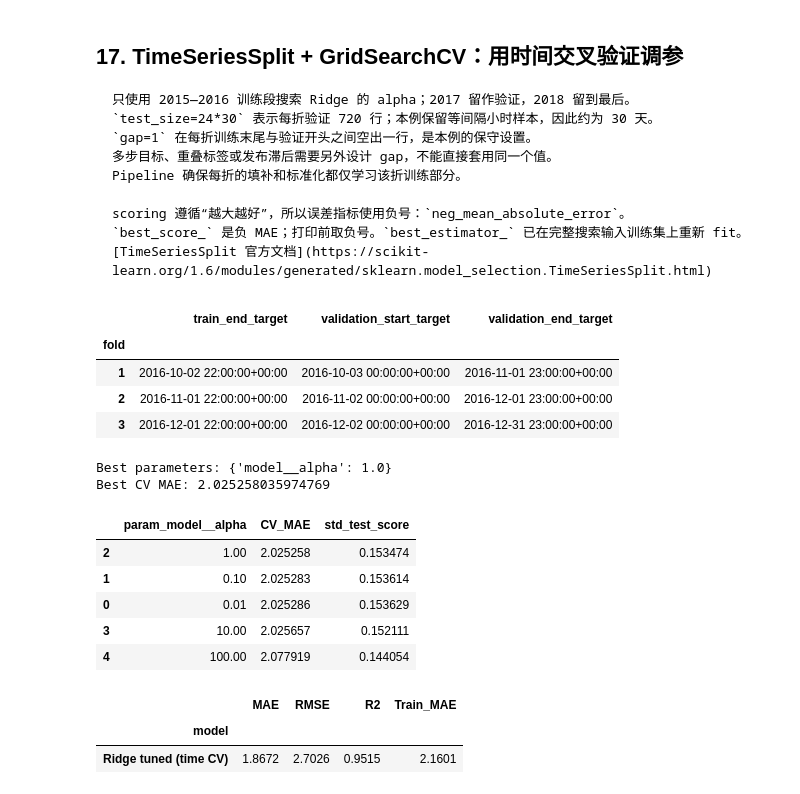
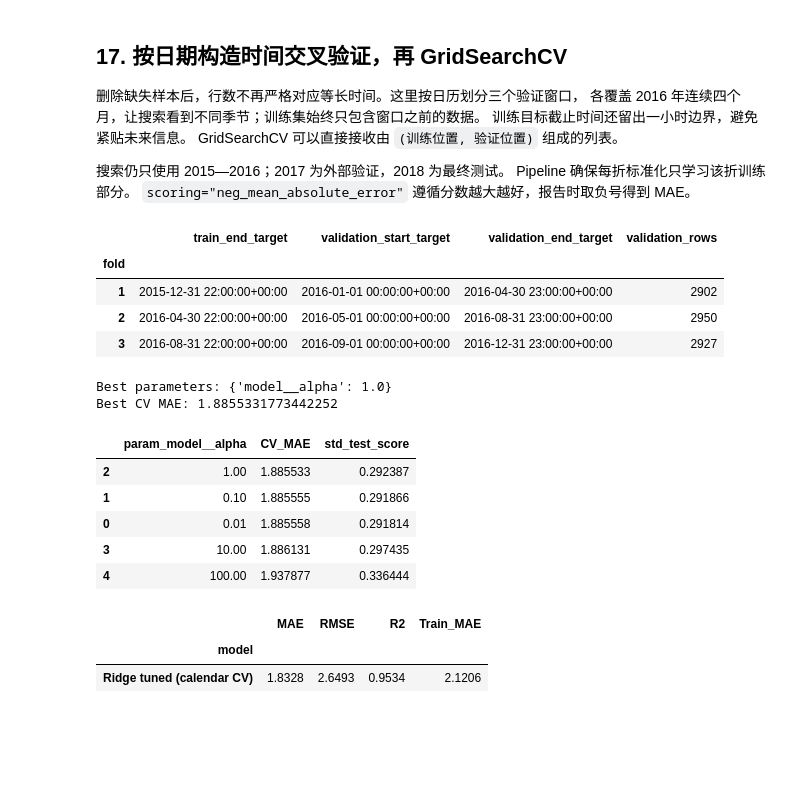
Before and after one commit to str311/pandas-and-plot-doc, a Jupyter notebook: sklearn_time_series_guide.ipynb, the cells around one changed output. Drawn from its saved outputs; the diff is of its cells as text; code cells hidden in the pictures; blank space fills up the shorter version.

```diff
--- a/sklearn_time_series_guide.ipynb
+++ b/sklearn_time_series_guide.ipynb
@@ -569,16 +727,13 @@ display(pd.DataFrame(sgd_rows).set_index("training_loss").round(4))
 # %%
 quantile_level = 0.9
-quantile_model = tree_pipeline(HistGradientBoostingRegressor(
-    loss="quantile", quantile=quantile_level,
-    max_iter=80, learning_rate=0.08,
-    max_leaf_nodes=15, min_samples_leaf=30,
-    early_stopping=False, random_state=42,
+quantile_model = tree_pipeline(GradientBoostingRegressor(
+    loss="quantile", alpha=quantile_level,
+    n_estimators=80, learning_rate=0.08,
+    max_depth=2, min_samples_leaf=30,
+    n_iter_no_change=None, random_state=42,
 ))
 quantile_model.fit(X_train, y_train)
 quantile_prediction = quantile_model.predict(X_val)
 print("Pinball loss:", mean_pinball_loss(y_val, quantile_prediction, alpha=quantile_level))
 print("Observed fraction at or below predicted q90:", np.mean(y_val.to_numpy() <= quantile_prediction))
-
-# 另一个 estimator 的对应构造方式，配置演示，未拟合
-gboost_q90_configuration = GradientBoostingRegressor(loss="quantile", alpha=0.9)
 # %% [output]
@@ -587,62 +742,72 @@ Observed fraction at or below predicted q90: 0.8890410958904109
 # %% [markdown]
-## 17. TimeSeriesSplit + GridSearchCV：用时间交叉验证调参
+## 17. 按日期构造时间交叉验证，再 GridSearchCV
 
+删除缺失样本后，行数不再严格对应等长时间。这里按日历划分三个验证窗口，
+各覆盖 2016 年连续四个月，让搜索看到不同季节；训练集始终只包含窗口之前的数据。
+训练目标截止时间还留出一小时边界，避免紧贴未来信息。
+GridSearchCV 可以直接接收由 `(训练位置, 验证位置)` 组成的列表。
 
-    只使用 2015—2016 训练段搜索 Ridge 的 alpha；2017 留作验证，2018 留到最后。
-    `test_size=24*30` 表示每折验证 720 行；本例保留等间隔小时样本，因此约为 30 天。
-    `gap=1` 在每折训练末尾与验证开头之间空出一行，是本例的保守设置。
-    多步目标、重叠标签或发布滞后需要另外设计 gap，不能直接套用同一个值。
-    Pipeline 确保每折的填补和标准化都仅学习该折训练部分。
-
-    scoring 遵循“越大越好”，所以误差指标使用负号：`neg_mean_absolute_error`。
-    `best_score_` 是负 MAE；打印前取负号。`best_estimator_` 已在完整搜索输入训练集上重新 fit。
-    [TimeSeriesSplit 官方文档](https://scikit-learn.org/1.6/modules/generated/sklearn.model_selection.TimeSeriesSplit.html)
+搜索仍只使用 2015—2016；2017 为外部验证，2018 为最终测试。
+Pipeline 确保每折标准化只学习该折训练部分。
+`scoring="neg_mean_absolute_error"` 遵循分数越大越好，报告时取负号得到 MAE。
 # %%
-time_cv = TimeSeriesSplit(n_splits=3, test_size=24 * 30, gap=1)
+calendar_windows = [
+    ("2016-01-01", "2016-05-01"),
+    ("2016-05-01", "2016-09-01"),
+    ("2016-09-01", "2017-01-01"),
+]
+time_cv = []
 fold_rows = []
-for fold, (train_positions, val_positions) in enumerate(time_cv.split(X_train), start=1):
+train_targets = train["target_time"]
+for fold, (start, end) in enumerate(calendar_windows, start=1):
+    start = pd.Timestamp(start, tz="UTC")
+    end = pd.Timestamp(end, tz="UTC")
+    train_positions = np.flatnonzero(train_targets < start - pd.Timedelta(hours=1))
+    val_positions = np.flatnonzero((train_targets >= start) & (train_targets < end))
+    time_cv.append((train_positions, val_positions))
     fold_rows.append({
         "fold": fold,
-        "train_end_target": train["target_time"].iloc[train_positions[-1]],
-        "validation_start_target": train["target_time"].iloc[val_positions[0]],
-        "validation_end_target": train["target_time"].iloc[val_positions[-1]],
+        "train_end_target": train_targets.iloc[train_positions[-1]],
+        "validation_start_target": train_targets.iloc[val_positions[0]],
+        "validation_end_target": train_targets.iloc[val_positions[-1]],
+        "validation_rows": len(val_positions),
     })
 display(pd.DataFrame(fold_rows).set_index("fold"))
 
 ridge_search = GridSearchCV(
     estimator=linear_pipeline(Ridge()),
     param_grid={"model__alpha": [0.01, 0.1, 1.0, 10.0, 100.0]},
     scoring="neg_mean_absolute_error",
     cv=time_cv,
     n_jobs=1,
     refit=True,
     error_score="raise",
 )
 ridge_search.fit(X_train, y_train)
 print("Best parameters:", ridge_search.best_params_)
 print("Best CV MAE:", -ridge_search.best_score_)
 
 search_table = pd.DataFrame(ridge_search.cv_results_)
 search_table["CV_MAE"] = -search_table["mean_test_score"]
 display(search_table[["param_model__alpha", "CV_MAE", "std_test_score"]].sort_values("CV_MAE"))
-show_validation("Ridge tuned (time CV)", ridge_search.best_estimator_)
+show_validation("Ridge tuned (calendar CV)", ridge_search.best_estimator_)
 # %% [output]
-|  | train_end_target | validation_start_target | validation_end_target |
-| fold |  |  |  |
-| 1 | 2016-10-02 22:00:00+00:00 | 2016-10-03 00:00:00+00:00 | 2016-11-01 23:00:00+00:00 |
-| 2 | 2016-11-01 22:00:00+00:00 | 2016-11-02 00:00:00+00:00 | 2016-12-01 23:00:00+00:00 |
-| 3 | 2016-12-01 22:00:00+00:00 | 2016-12-02 00:00:00+00:00 | 2016-12-31 23:00:00+00:00 |
+|  | train_end_target | validation_start_target | validation_end_target | validation_rows |
+| fold |  |  |  |  |
+| 1 | 2015-12-31 22:00:00+00:00 | 2016-01-01 00:00:00+00:00 | 2016-04-30 23:00:00+00:00 | 2902 |
+| 2 | 2016-04-30 22:00:00+00:00 | 2016-05-01 00:00:00+00:00 | 2016-08-31 23:00:00+00:00 | 2950 |
+| 3 | 2016-08-31 22:00:00+00:00 | 2016-09-01 00:00:00+00:00 | 2016-12-31 23:00:00+00:00 | 2927 |
 Best parameters: {'model__alpha': 1.0}
-Best CV MAE: 2.025258035974769
+Best CV MAE: 1.8855331773442252
 |  | param_model__alpha | CV_MAE | std_test_score |
-| 2 | 1.00 | 2.025258 | 0.153474 |
-| 1 | 0.10 | 2.025283 | 0.153614 |
-| 0 | 0.01 | 2.025286 | 0.153629 |
-| 3 | 10.00 | 2.025657 | 0.152111 |
-| 4 | 100.00 | 2.077919 | 0.144054 |
+| 2 | 1.00 | 1.885533 | 0.292387 |
+| 1 | 0.10 | 1.885555 | 0.291866 |
+| 0 | 0.01 | 1.885558 | 0.291814 |
+| 3 | 10.00 | 1.886131 | 0.297435 |
+| 4 | 100.00 | 1.937877 | 0.336444 |
 |  | MAE | RMSE | R2 | Train_MAE |
 | model |  |  |  |  |
-| Ridge tuned (time CV) | 1.8672 | 2.7026 | 0.9515 | 2.1601 |
+| Ridge tuned (calendar CV) | 1.8328 | 2.6493 | 0.9534 | 2.1206 |
 # %% [markdown]
 ## 18. 自定义评分：低估价格时多罚一些
 
```
Also changed, not shown: parts of 48 cells of this notebook, 1 other file.
